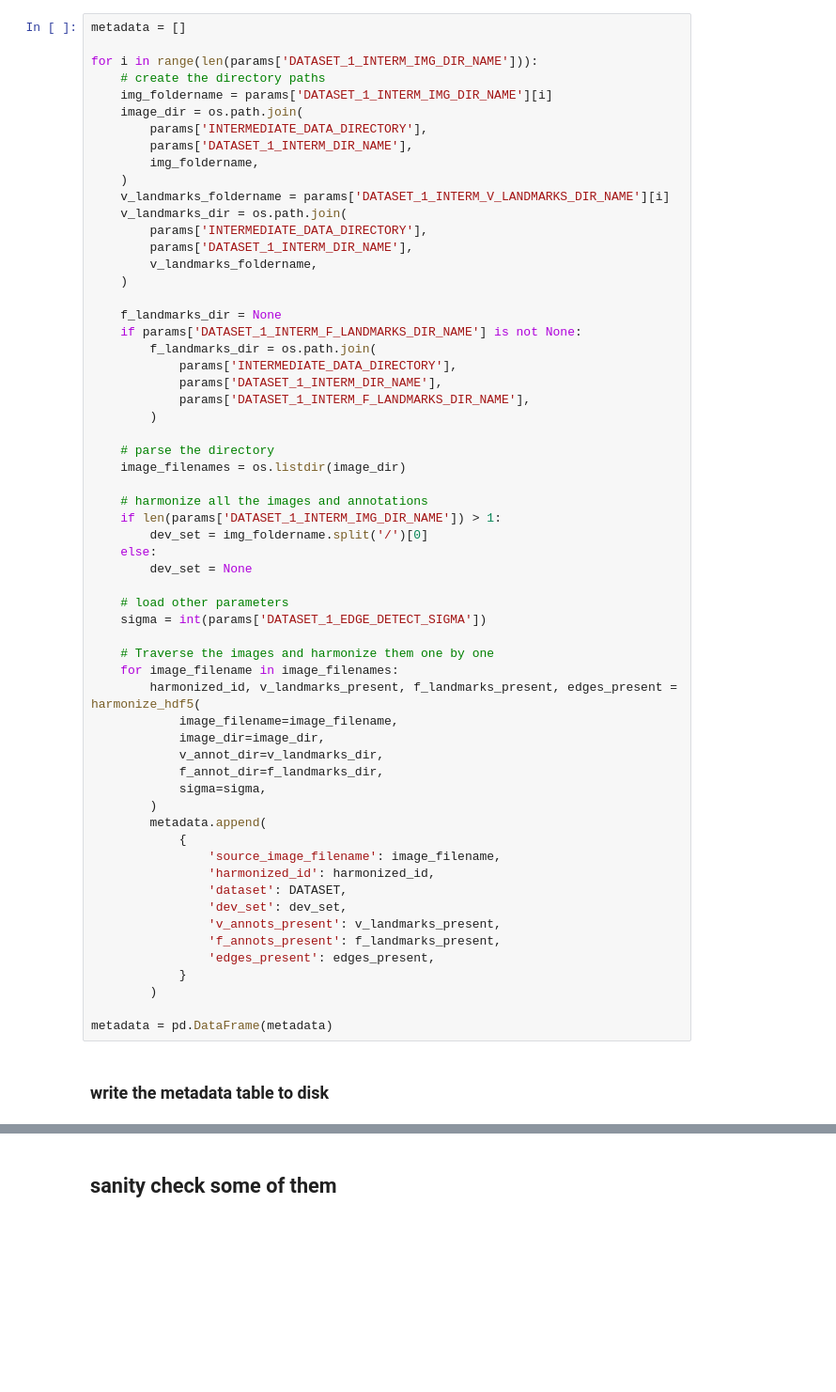
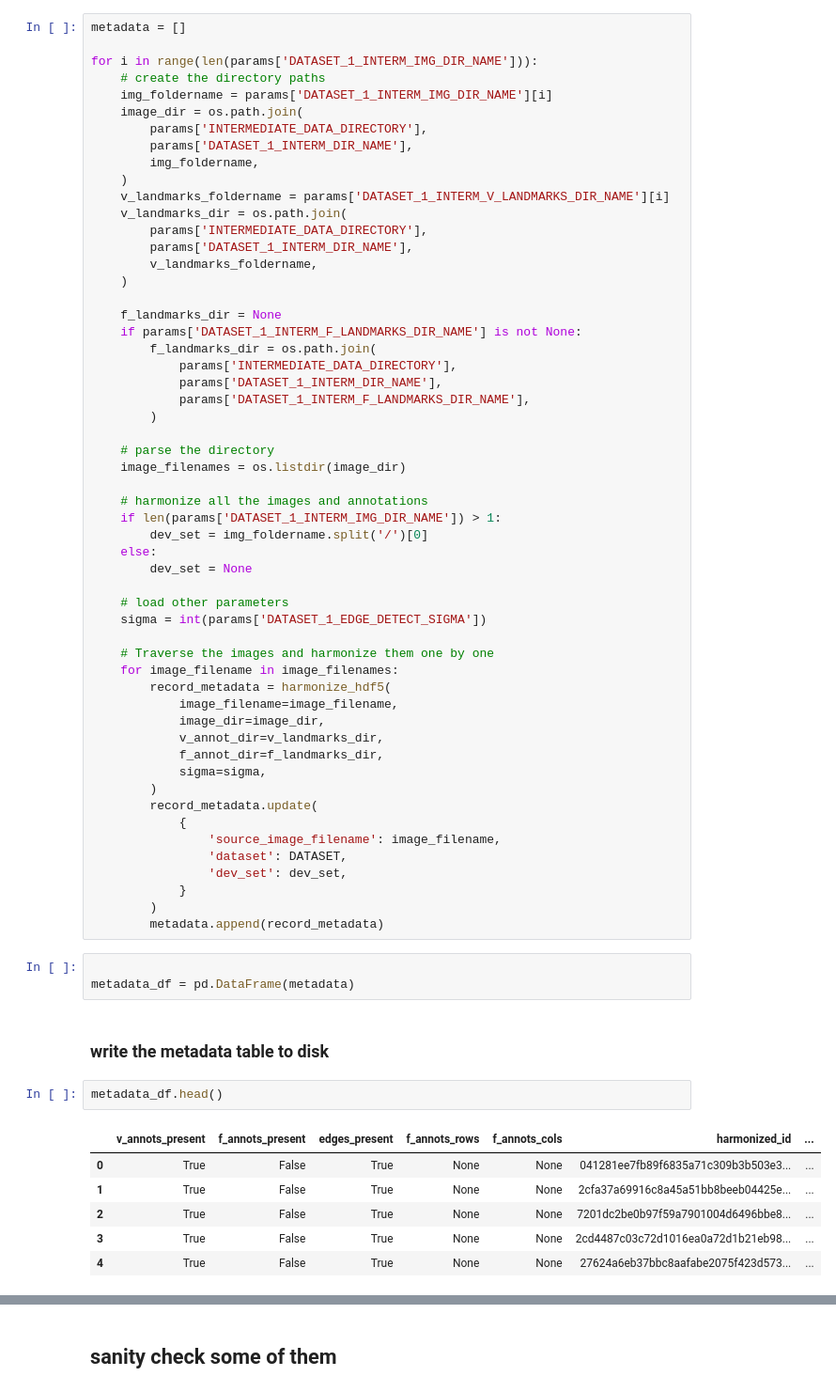
Before and after one commit to saeedmehrang/cvmt, a Jupyter notebook: notebooks/prep_intermediate/data_format_correction_dataset_1.ipynb, the cells around one changed output, grey strips where cells are left out. Shown at 94% size. Drawn from its saved outputs; the diff is of its cells as text; blank space fills up the shorter version.

```diff
--- a/notebooks/prep_intermediate/data_format_correction_dataset_1.ipynb
+++ b/notebooks/prep_intermediate/data_format_correction_dataset_1.ipynb
@@ -76,26 +79,33 @@ for i in range(len(params['DATASET_1_INTERM_IMG_DIR_NAME'])):
 
     # Traverse the images and harmonize them one by one
     for image_filename in image_filenames:
-        harmonized_id, v_landmarks_present, f_landmarks_present, edges_present = harmonize_hdf5(
+        record_metadata = harmonize_hdf5(
             image_filename=image_filename,
             image_dir=image_dir,
             v_annot_dir=v_landmarks_dir,
             f_annot_dir=f_landmarks_dir,
             sigma=sigma,
         )
-        metadata.append(
+        record_metadata.update(
             {
                 'source_image_filename': image_filename,
-                'harmonized_id': harmonized_id,
                 'dataset': DATASET,
                 'dev_set': dev_set,
-                'v_annots_present': v_landmarks_present,
-                'f_annots_present': f_landmarks_present,
-                'edges_present': edges_present,
             }
         )
-
-metadata = pd.DataFrame(metadata)
+        metadata.append(record_metadata)
+# %%
+
+metadata_df = pd.DataFrame(metadata)
 # %% [markdown]
 ### write the metadata table to disk
+# %%
+metadata_df.head()
+# %% [output]
+|  | v_annots_present | f_annots_present | edges_present | f_annots_rows | f_annots_cols | harmonized_id | ... |
+| 0 | True | False | True | None | None | 041281ee7fb89f6835a71c309b3b503e3... | ... |
+| 1 | True | False | True | None | None | 2cfa37a69916c8a45a51bb8beeb04425e... | ... |
+| 2 | True | False | True | None | None | 7201dc2be0b97f59a7901004d6496bbe8... | ... |
+| 3 | True | False | True | None | None | 2cd4487c03c72d1016ea0a72d1b21eb98... | ... |
+| 4 | True | False | True | None | None | 27624a6eb37bbc8aafabe2075f423d573... | ... |
 # %%
```
Also changed, not shown: parts of 7 cells of this notebook, 4 other files.
